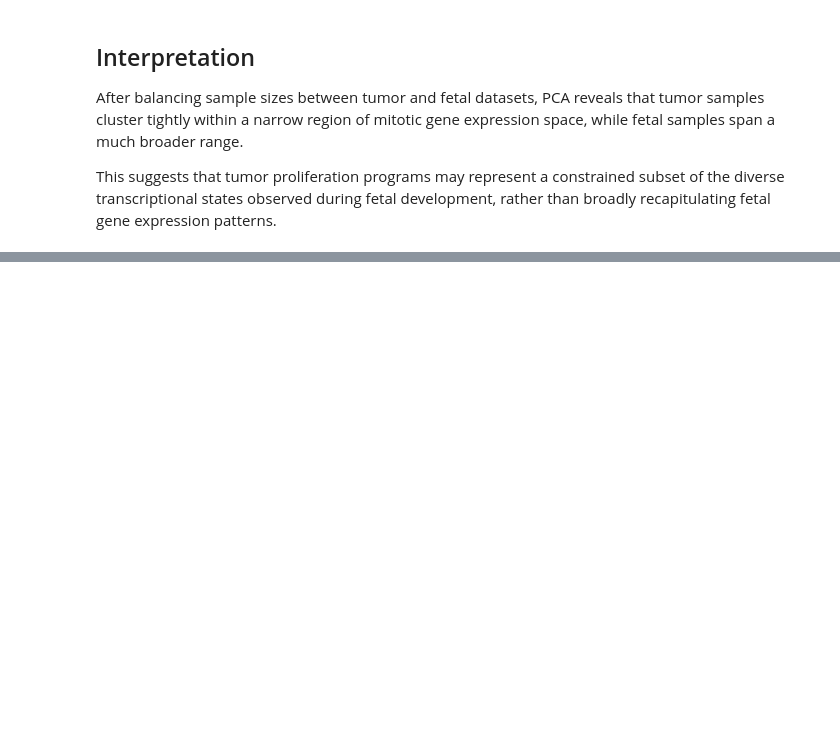
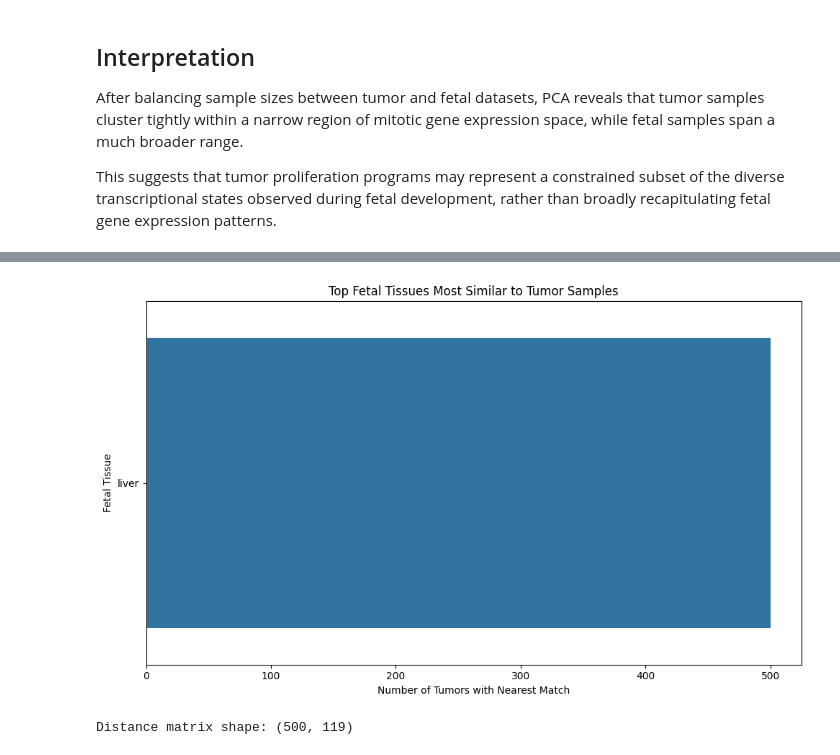
Before and after one commit to SkylarS300/cancer-development-transcriptomics, a Jupyter notebook: notebooks/analysis.ipynb, the cells around one changed output, grey strips where cells are left out. Drawn from its saved outputs; the diff is of its cells as text; code cells hidden in the pictures; blank space fills up the shorter version.

Commit message:
feat: add correlation-based tumor to fetal tissue matching

```diff
--- a/notebooks/analysis.ipynb
+++ b/notebooks/analysis.ipynb
@@ -295,0 +388,12 @@ This suggests that tumor proliferation programs may represent a constrained subs
+# %%
+fetal_meta["stage_tissue"] = fetal_meta["stage"] + " | " + fetal_meta["tissue"]
+
+# transpose fetal matrix so rows = samples
+fetal_samples_by_gene = fetal_aligned.T.copy()
+fetal_samples_by_gene["stage_tissue"] = fetal_meta["stage_tissue"].values
+
+# average samples within each fetal stage-tissue group
+fetal_centroids = fetal_samples_by_gene.groupby("stage_tissue").mean().T
+
+print("Fetal centroids shape:", fetal_centroids.shape)
+print(fetal_centroids.columns[:10].tolist())
@@ -295,0 +403,4 @@ This suggests that tumor proliferation programs may represent a constrained subs
+# %%
+tumor_subset = tumor_aligned.sample(n=500, axis=1, random_state=42)
+
+print("Tumor subset shape:", tumor_subset.shape)
@@ -295,0 +440,12 @@ This suggests that tumor proliferation programs may represent a constrained subs
+# %%
+closest_match = distance_df.idxmin(axis=1).rename("closest_fetal_profile")
+closest_distance = distance_df.min(axis=1).rename("distance")
+
+tumor_match_df = pd.concat([closest_match, closest_distance], axis=1).reset_index()
+tumor_match_df = tumor_match_df.rename(columns={"index": "tumor_sample"})
+
+tumor_match_df["stage"] = tumor_match_df["closest_fetal_profile"].str.split(" \\| ").str[0]
+tumor_match_df["tissue"] = tumor_match_df["closest_fetal_profile"].str.split(" \\| ").str[1]
+
+print(tumor_match_df.head())
+print(tumor_match_df["tissue"].value_counts().head(10))
@@ -295,0 +462,41 @@ This suggests that tumor proliferation programs may represent a constrained subs
+# %%
+top_tissues = tumor_match_df["tissue"].value_counts().head(10)
+
+plt.figure(figsize=(10, 6))
+sns.barplot(
+    x=top_tissues.values,
+    y=top_tissues.index
+)
+
+plt.title("Top Fetal Tissues Most Similar to Tumor Samples")
+plt.xlabel("Number of Tumors with Nearest Match")
+plt.ylabel("Fetal Tissue")
+plt.tight_layout()
+plt.savefig("../results/figures/top_fetal_matches.png", dpi=300, bbox_inches="tight")
+plt.show()
+# %% [output]
+[figure, added]
+# %%
+from sklearn.preprocessing import StandardScaler
+from scipy.spatial.distance import cdist
+
+# Standardize genes (important)
+tumor_scaled = StandardScaler().fit_transform(tumor_for_dist)
+fetal_scaled = StandardScaler().fit_transform(fetal_for_dist)
+
+# Use correlation distance instead of Euclidean
+distance_matrix = cdist(
+    tumor_scaled,
+    fetal_scaled,
+    metric="correlation"
+)
+
+distance_df = pd.DataFrame(
+    distance_matrix,
+    index=tumor_for_dist.index,
+    columns=fetal_for_dist.index
+)
+
+print("Distance matrix shape:", distance_df.shape)
+# %% [output]
+Distance matrix shape: (500, 119)
```
Also changed, not shown: parts of 16 cells of this notebook, 5 other files.
